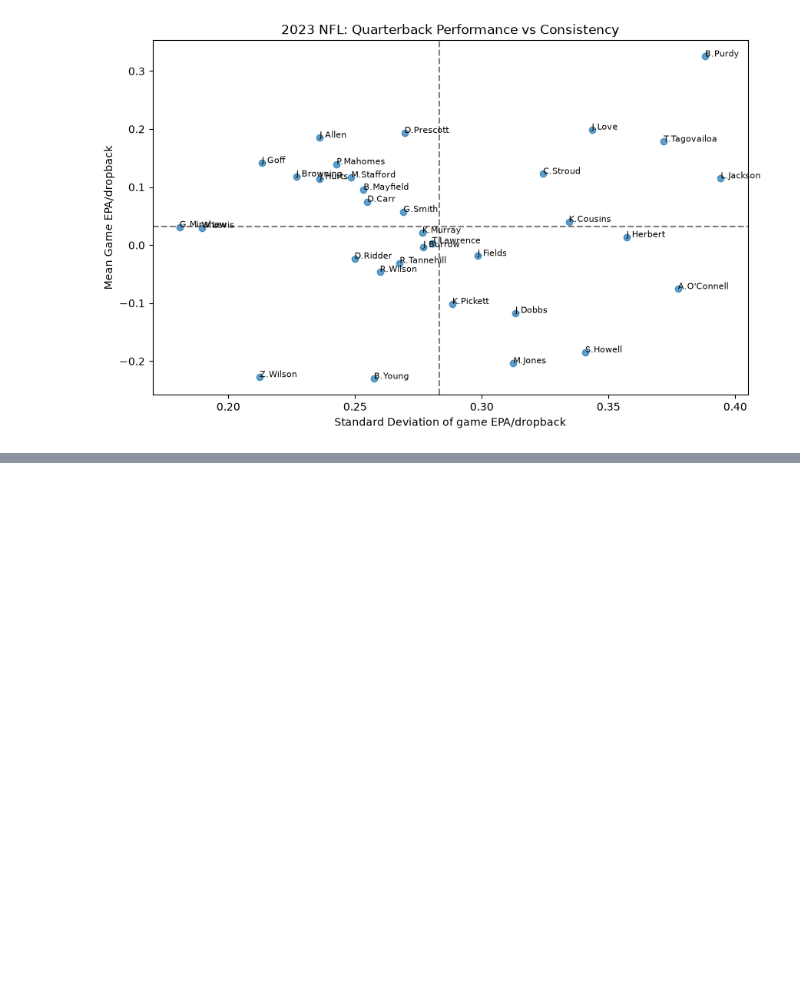
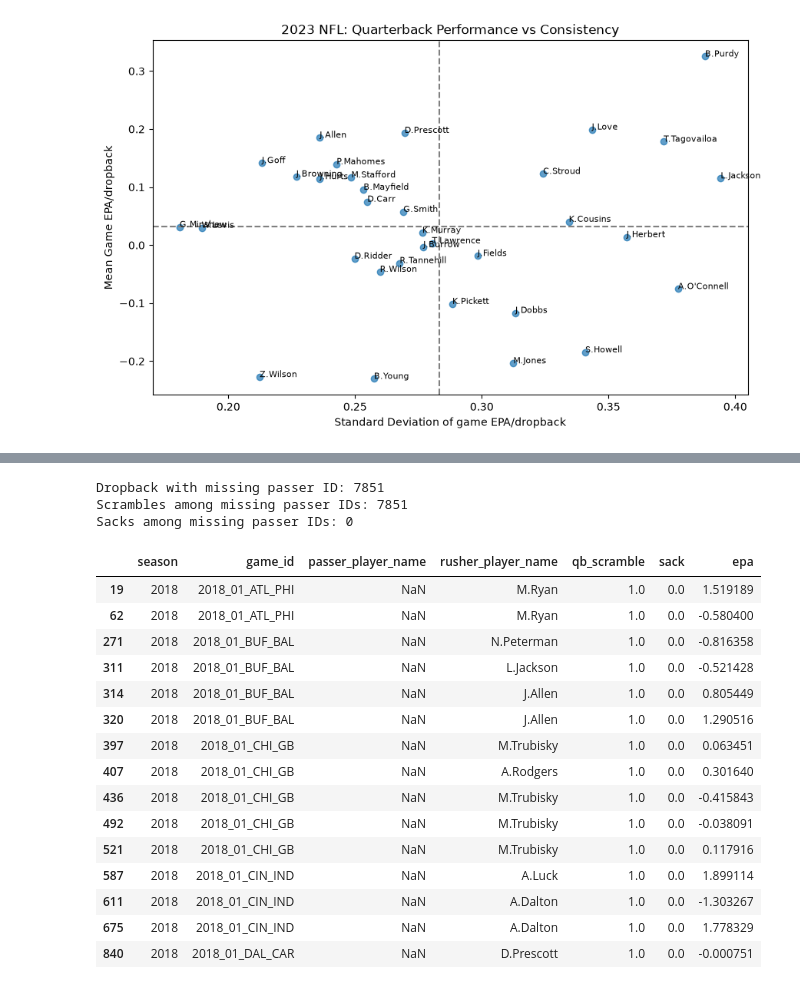
Before and after one commit to JadenGrossbaum/Data-Science, a Jupyter notebook: 01_nfl_qb_target_exploration.ipynb, the cells around one changed output, grey strips where cells are left out. Saved outputs shown, nothing was run; the diff lists cells and outputs as text; code cells hidden in the pictures; blank space fills up the shorter version.

```diff
--- a/01_nfl_qb_target_exploration.ipynb
+++ b/01_nfl_qb_target_exploration.ipynb
@@ -1285,0 +1341,3 @@ plt.show()
+# %%
+seasons = list(range(2018, 2026))
+print(seasons)
@@ -1285,0 +1349,4 @@ plt.show()
+# %%
+pbp_multi = nfl.load_pbp(seasons).to_pandas()
+print(pbp_multi["season"].value_counts().sort_index())
+print(pbp_multi.shape)
@@ -1285,0 +1437,7 @@ plt.show()
+# %%
+qb_plays_multi = pbp_multi[
+    pbp_multi["qb_dropback"] == 1
+].copy()
+
+print("Total QB dropbacks:", len(qb_plays_multi))
+print("Seasons:", sorted(qb_plays_multi["season"].unique()))
@@ -1285,0 +1478,48 @@ plt.show()
+# %%
+missing_passer = qb_plays_multi[
+    qb_plays_multi["passer_player_id"].isna()
+].copy()
+
+print("Dropback with missing passer ID:", len(missing_passer))
+
+print(
+    "Scrambles among missing passer IDs:",
+    (missing_passer["qb_scramble"] == 1).sum()
+)
+
+print(
+    "Sacks among missing passer IDs:",
+    (missing_passer["sack"] == 1).sum()
+)
+
+missing_passer[
+    [
+        "season",
+        "game_id",
+        "passer_player_name",
+        "rusher_player_name",
+        "qb_scramble",
+        "sack",
+        "epa"
+    ]
+].head(15)
+# %% [output]
+Dropback with missing passer ID: 7851
+Scrambles among missing passer IDs: 7851
+Sacks among missing passer IDs: 0
+|  | season | game_id | passer_player_name | rusher_player_name | qb_scramble | sack | epa |
+| 19 | 2018 | 2018_01_ATL_PHI | NaN | M.Ryan | 1.0 | 0.0 | 1.519189 |
+| 62 | 2018 | 2018_01_ATL_PHI | NaN | M.Ryan | 1.0 | 0.0 | -0.580400 |
+| 271 | 2018 | 2018_01_BUF_BAL | NaN | N.Peterman | 1.0 | 0.0 | -0.816358 |
+| 311 | 2018 | 2018_01_BUF_BAL | NaN | L.Jackson | 1.0 | 0.0 | -0.521428 |
+| 314 | 2018 | 2018_01_BUF_BAL | NaN | J.Allen | 1.0 | 0.0 | 0.805449 |
+| 320 | 2018 | 2018_01_BUF_BAL | NaN | J.Allen | 1.0 | 0.0 | 1.290516 |
+| 397 | 2018 | 2018_01_CHI_GB | NaN | M.Trubisky | 1.0 | 0.0 | 0.063451 |
+| 407 | 2018 | 2018_01_CHI_GB | NaN | A.Rodgers | 1.0 | 0.0 | 0.301640 |
+| 436 | 2018 | 2018_01_CHI_GB | NaN | M.Trubisky | 1.0 | 0.0 | -0.415843 |
+| 492 | 2018 | 2018_01_CHI_GB | NaN | M.Trubisky | 1.0 | 0.0 | -0.038091 |
+| 521 | 2018 | 2018_01_CHI_GB | NaN | M.Trubisky | 1.0 | 0.0 | 0.117916 |
+| 587 | 2018 | 2018_01_CIN_IND | NaN | A.Luck | 1.0 | 0.0 | 1.899114 |
+| 611 | 2018 | 2018_01_CIN_IND | NaN | A.Dalton | 1.0 | 0.0 | -1.303267 |
+| 675 | 2018 | 2018_01_CIN_IND | NaN | A.Dalton | 1.0 | 0.0 | 1.778329 |
+| 840 | 2018 | 2018_01_DAL_CAR | NaN | D.Prescott | 1.0 | 0.0 | -0.000751 |
```
Also changed, not shown: parts of 26 cells of this notebook.
